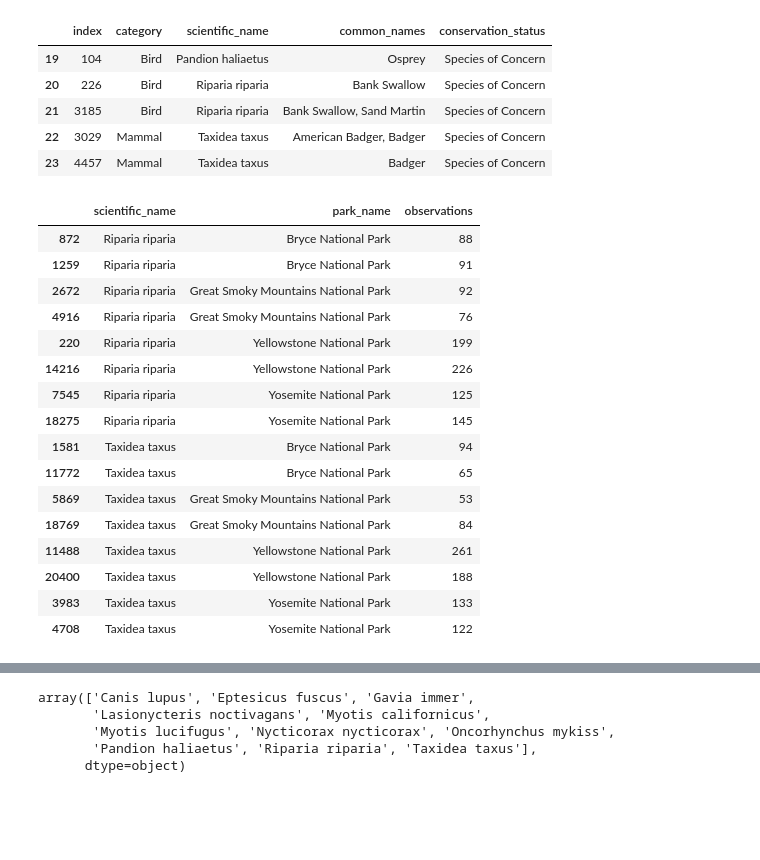
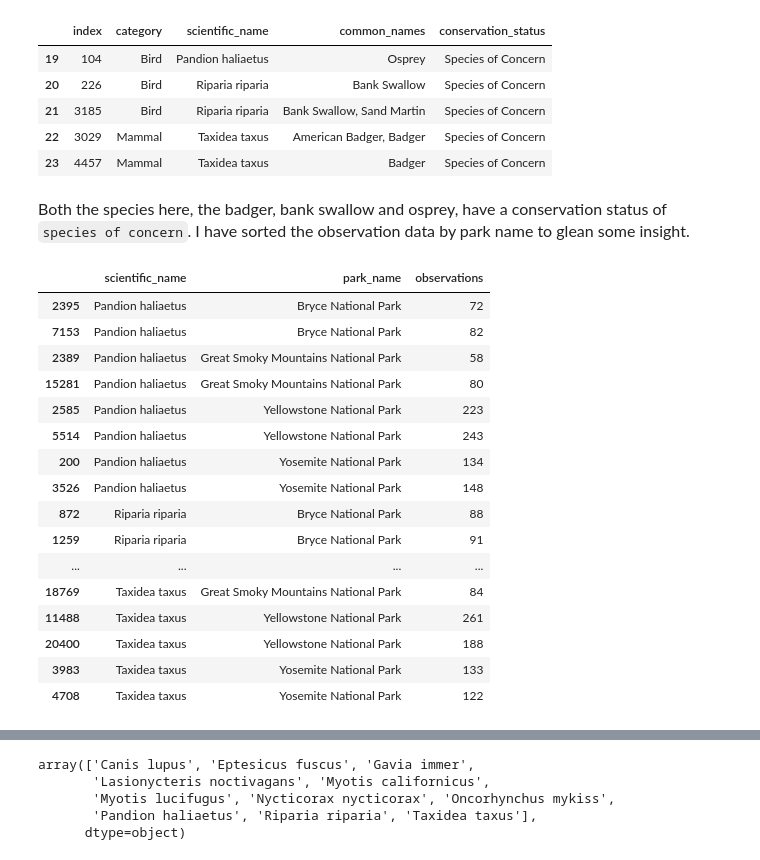
Before and after one commit to rj-pal/Biodiversity, a Jupyter notebook: EDA_cleaning_biodiversity.ipynb, the cells around one changed output, grey strips where cells are left out. Drawn from its saved outputs; the diff is of its cells as text; code cells hidden in the pictures; blank space fills up the shorter version.

Commit message:
Finished EDA and cleaning with data frame creation

```diff
--- a/biodiversity.ipynb
+++ b/EDA_cleaning_biodiversity.ipynb
@@ -588,21 +552,23 @@ in_danger.tail()
 | 21 | 3185 | Bird | Riparia riparia | Bank Swallow, Sand Martin | Species of Concern |
 | 22 | 3029 | Mammal | Taxidea taxus | American Badger, Badger | Species of Concern |
 | 23 | 4457 | Mammal | Taxidea taxus | Badger | Species of Concern |
+# %% [markdown]
+<font size="3">Both the species here, the badger, bank swallow and osprey, have a conservation status of `species of concern`. I have sorted the observation data by park name to glean some insight.</font>
 # %%
-under_watch.tail(16)
+under_watch.tail(24)
 # %% [output]
 |  | scientific_name | park_name | observations |
+| 2395 | Pandion haliaetus | Bryce National Park | 72 |
+| 7153 | Pandion haliaetus | Bryce National Park | 82 |
+| 2389 | Pandion haliaetus | Great Smoky Mountains National Park | 58 |
+| 15281 | Pandion haliaetus | Great Smoky Mountains National Park | 80 |
+| 2585 | Pandion haliaetus | Yellowstone National Park | 223 |
+| 5514 | Pandion haliaetus | Yellowstone National Park | 243 |
+| 200 | Pandion haliaetus | Yosemite National Park | 134 |
+| 3526 | Pandion haliaetus | Yosemite National Park | 148 |
 | 872 | Riparia riparia | Bryce National Park | 88 |
 | 1259 | Riparia riparia | Bryce National Park | 91 |
-| 2672 | Riparia riparia | Great Smoky Mountains National Park | 92 |
-| 4916 | Riparia riparia | Great Smoky Mountains National Park | 76 |
-| 220 | Riparia riparia | Yellowstone National Park | 199 |
-| 14216 | Riparia riparia | Yellowstone National Park | 226 |
-| 7545 | Riparia riparia | Yosemite National Park | 125 |
-| 18275 | Riparia riparia | Yosemite National Park | 145 |
-| 1581 | Taxidea taxus | Bryce National Park | 94 |
-| 11772 | Taxidea taxus | Bryce National Park | 65 |
-| 5869 | Taxidea taxus | Great Smoky Mountains National Park | 53 |
+| ... | ... | ... | ... |
 | 18769 | Taxidea taxus | Great Smoky Mountains National Park | 84 |
 | 11488 | Taxidea taxus | Yellowstone National Park | 261 |
 | 20400 | Taxidea taxus | Yellowstone National Park | 188 |
```
Also changed, not shown: parts of 89 cells of this notebook, 1 other file.
